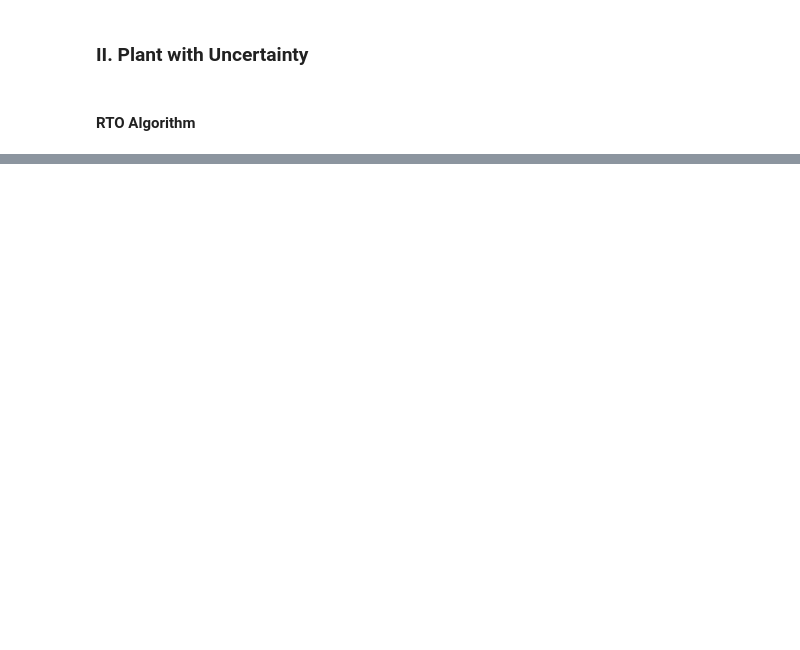
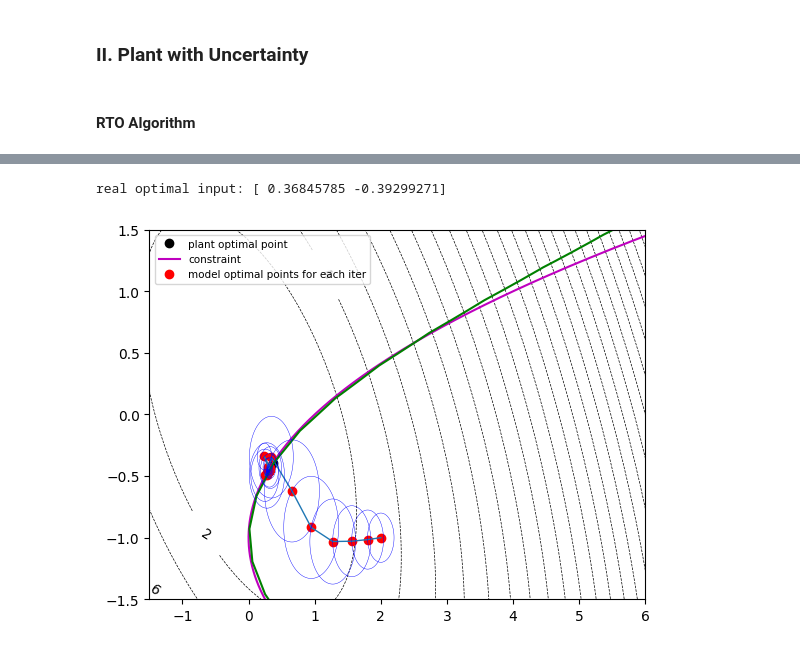
Before and after one commit to dleeim/Safe-Bayesian-Optimization, a Jupyter notebook: Benoit_Problem(BayesianOpt)copy.ipynb, the cells around one changed output, grey strips where cells are left out. Cells and saved outputs as stored; diff of their text form; code cells hidden in the pictures; blank space fills up the shorter version.

```diff
--- a/Benoit_Problem(BayesianOpt)copy.ipynb
+++ b/Benoit_Problem(BayesianOpt)copy.ipynb
@@ -509,37 +505,40 @@ plt.show()
 # %%
-# num_points = 100
+num_points = 100
 
-# plant_drawing(is_constraint=False,is_tight_constraint=True)
+plant_drawing(is_constraint=False,is_tight_constraint=True)
 
-# plt.plot(data['u_0'],data['u_1'], 'ro',)
-# plt.plot(data['u_0'],data['u_1'], linestyle='-',linewidth=1,label='_nolegend_')
+plt.plot(data['u_0'],data['u_1'], 'ro',)
+plt.plot(data['u_0'],data['u_1'], linestyle='-',linewidth=1,label='_nolegend_')
 
-# uc_0 = np.linspace(-6.5,6.5,50)
-# uc_1 = np.linspace(-6.5,6.5,50)
-# UC_0,UC_1 = np.meshgrid(uc_0,uc_1)
-# F_C = np.zeros((50,50))
-# for i in range(50):
-#     for j in range(50):
-#         U = [UC_0[i][j],UC_1[i][j]]
-#         d = np.array([0,0])
-#         F_C[i][j] = con1_model_d_withGP(d,U,theta)
-# plt.contour(UC_0,UC_1,F_C,[0],colors='g')
+uc_0 = np.linspace(-6.5,6.5,50)
+uc_1 = np.linspace(-6.5,6.5,50)
+UC_0,UC_1 = np.meshgrid(uc_0,uc_1)
+F_C = np.zeros((50,50))
+for i in range(50):
+    for j in range(50):
+        U = [UC_0[i][j],UC_1[i][j]]
+        d = np.array([0,0])
+        F_C[i][j] = con1_model_d_withGP(d,U,theta,GP_m)
+plt.contour(UC_0,UC_1,F_C,[0],colors='g')
 
-# i = 0
-# for i in range(data['index'][-1]+1):
-#     centerx,centery = data['u_0'][i],data['u_1'][i]
-#     r = data['r'][i]
+i = 0
+for i in range(data['index'][-1]+1):
+    centerx,centery = data['u_0'][i],data['u_1'][i]
+    r = data['r'][i]
 
-#     x = np.linspace(centerx-r, centerx+r, 50)
-#     y = np.linspace(centery-r, centery+r, 50)
-#     X, Y = np.meshgrid(x,y)
-#     F = (X-centerx)**2 + (Y-centery)**2 - r**2
-#     plt.contour(X,Y,F,[0],colors='b',linewidths = 0.3)
+    x = np.linspace(centerx-r, centerx+r, 50)
+    y = np.linspace(centery-r, centery+r, 50)
+    X, Y = np.meshgrid(x,y)
+    F = (X-centerx)**2 + (Y-centery)**2 - r**2
+    plt.contour(X,Y,F,[0],colors='b',linewidths = 0.3)
 
-# plt.legend(["plant optimal point",
-#             "constraint",
-#             'model optimal points for each iter',
-#             'model constraint at the last iter'],
-#                 fontsize = 7.5)
-# plt.show()
+plt.legend(["plant optimal point",
+            "constraint",
+            'model optimal points for each iter',
+            'model constraint at the last iter'],
+                fontsize = 7.5)
+plt.show()
+# %% [output]
+real optimal input: [ 0.36845785 -0.39299271]
+[figure, added]
 # %%
```
Also changed, not shown: parts of 17 cells of this notebook, 3 other files.
